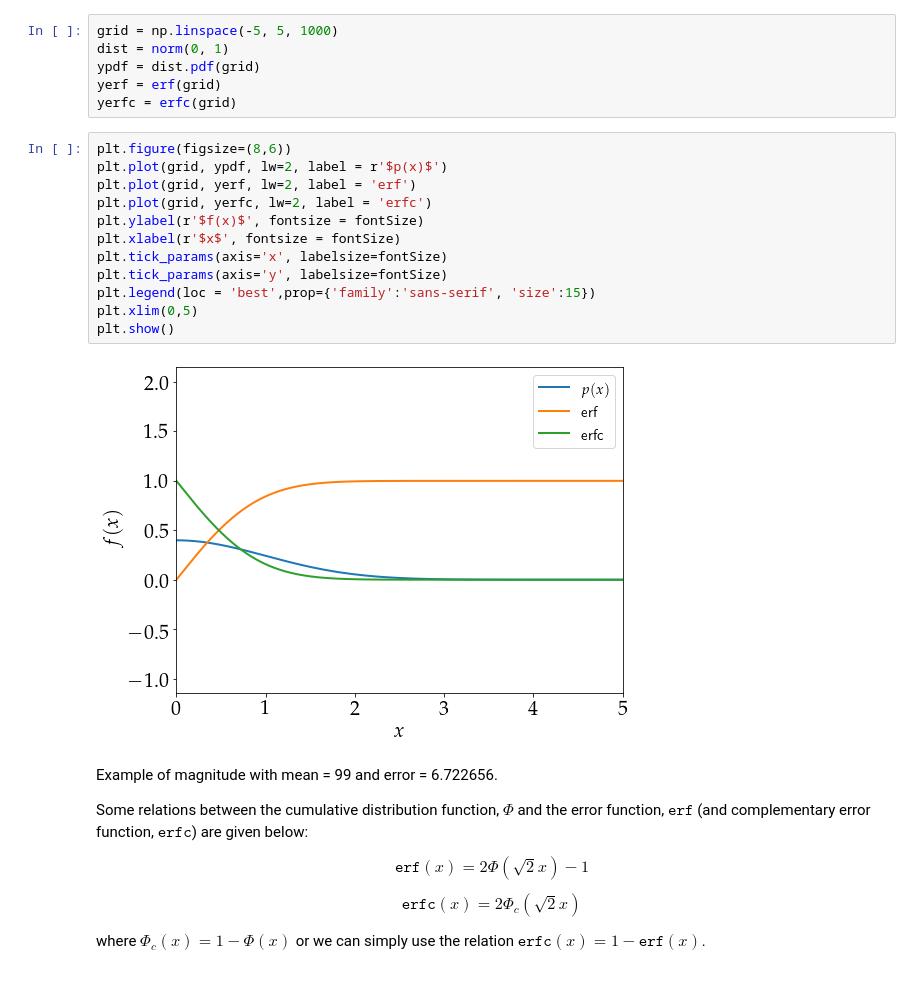
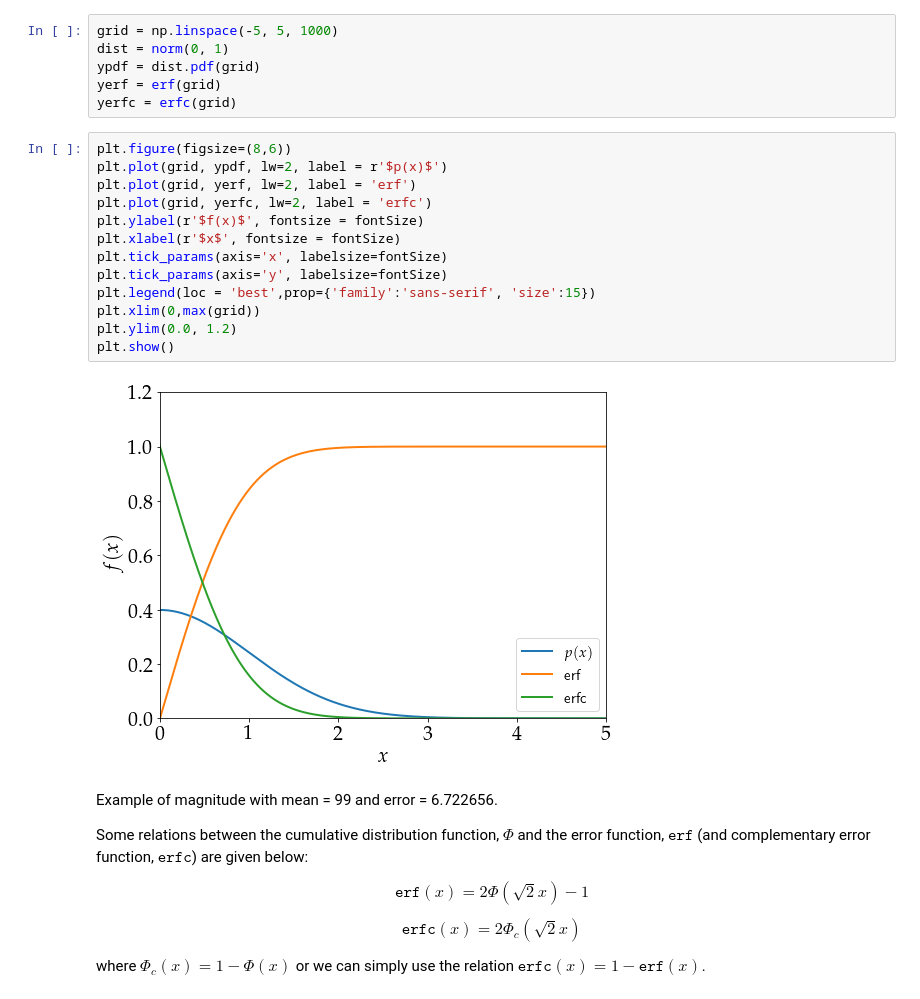
Before and after one commit to Harry45/BHM-nz, a Jupyter notebook: bhm/playground_1.ipynb, the cells around one changed output. Saved outputs shown, nothing was run; the diff lists cells and outputs as text.

```diff
--- a/bhm/playground_1.ipynb
+++ b/bhm/playground_1.ipynb
@@ -261,17 +261,18 @@ yerfc = erfc(grid)
 # %%
 plt.figure(figsize=(8,6))
 plt.plot(grid, ypdf, lw=2, label = r'$p(x)$')
 plt.plot(grid, yerf, lw=2, label = 'erf')
 plt.plot(grid, yerfc, lw=2, label = 'erfc')
 plt.ylabel(r'$f(x)$', fontsize = fontSize)
 plt.xlabel(r'$x$', fontsize = fontSize)
 plt.tick_params(axis='x', labelsize=fontSize)
 plt.tick_params(axis='y', labelsize=fontSize)
 plt.legend(loc = 'best',prop={'family':'sans-serif', 'size':15})
-plt.xlim(0,5)
+plt.xlim(0,max(grid))
+plt.ylim(0.0, 1.2)
 plt.show()
 # %% [output]
-[figure, old version]
+[figure, new version]
 # %% [markdown]
 Example of magnitude with mean = 99 and error = 6.722656.
 
```
Also changed, not shown: parts of 1 cell of this notebook.
